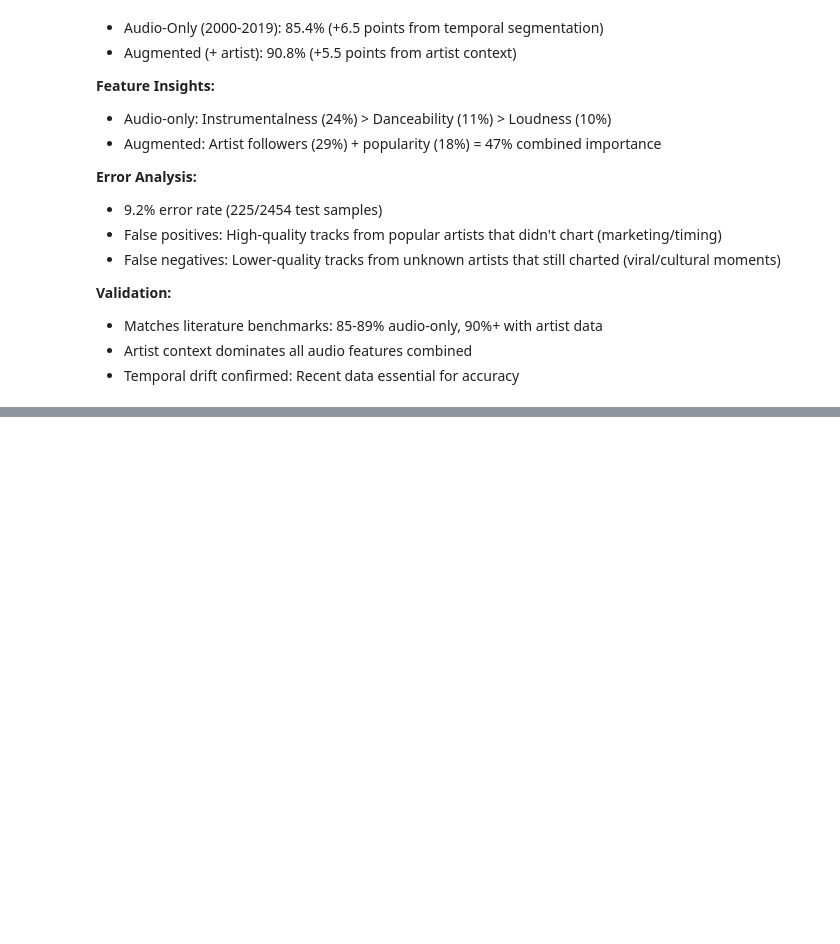
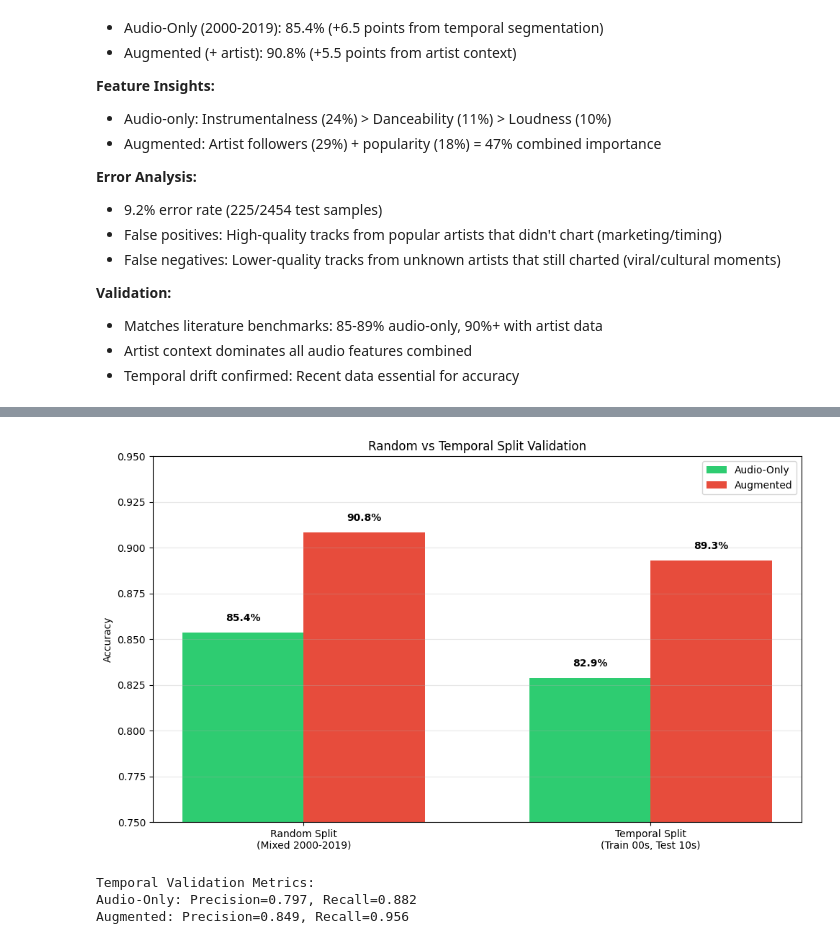
Before and after one commit to kevinrutledge/spotify-hit-prediction, a Jupyter notebook: models/modeling.ipynb, the cells around one changed output, grey strips where cells are left out. Cells and saved outputs as stored; diff of their text form; code cells hidden in the pictures; blank space fills up the shorter version.

Commit message:
feat: add temporal validation showing 89.3 augmented accuracy on future data

```diff
--- a/models/modeling.ipynb
+++ b/models/modeling.ipynb
@@ -530,0 +535,15 @@ plt.show()
+# %%
+temporal_train = dataset_recent_aug[dataset_recent_aug['decade'] == '00s'].copy()
+temporal_test = dataset_recent_aug[dataset_recent_aug['decade'] == '10s'].copy()
+
+X_train_temporal = temporal_train[augmented_features]
+y_train_temporal = temporal_train['target']
+X_test_temporal = temporal_test[augmented_features]
+y_test_temporal = temporal_test['target']
+
+print(f"Temporal split:")
+print(f"Train (2000-2009): {X_train_temporal.shape}")
+print(f"Test (2010-2019): {X_test_temporal.shape}")
+print(f"\nClass balance:")
+print(f"Train: {y_train_temporal.value_counts().to_dict()}")
+print(f"Test: {y_test_temporal.value_counts().to_dict()}")
@@ -530,0 +591,45 @@ plt.show()
+# %%
+comparison_data = {
+    'Split Type': ['Random\n(Mixed 2000-2019)', 'Temporal\n(Train 00s, Test 10s)'] * 2,
+    'Model': ['Audio-Only', 'Audio-Only', 'Augmented', 'Augmented'],
+    'Accuracy': [acc_recent, acc_temporal_audio, acc_aug, acc_temporal_aug]
+}
+
+df_compare = pd.DataFrame(comparison_data)
+
+fig, ax = plt.subplots(figsize=(10, 6))
+x = np.arange(2)
+width = 0.35
+
+audio_vals = [acc_recent, acc_temporal_audio]
+aug_vals = [acc_aug, acc_temporal_aug]
+
+bars1 = ax.bar(x - width/2, audio_vals, width, label='Audio-Only', color='#2ecc71')
+bars2 = ax.bar(x + width/2, aug_vals, width, label='Augmented', color='#e74c3c')
+
+ax.set_ylabel('Accuracy')
+ax.set_title('Random vs Temporal Split Validation')
+ax.set_xticks(x)
+ax.set_xticklabels(['Random Split\n(Mixed 2000-2019)', 'Temporal Split\n(Train 00s, Test 10s)'])
+ax.set_ylim(0.75, 0.95)
+ax.legend()
+ax.grid(alpha=0.3, axis='y')
+
+for bars in [bars1, bars2]:
+    for bar in bars:
+        height = bar.get_height()
+        ax.text(bar.get_x() + bar.get_width()/2., height + 0.005,
+                f'{height:.1%}', ha='center', va='bottom', fontweight='bold')
+
+plt.tight_layout()
+plt.savefig('figures/temporal_validation.png', dpi=300, bbox_inches='tight')
+plt.show()
+
+print("\nTemporal Validation Metrics:")
+print(f"Audio-Only: Precision={precision_score(y_test_temporal, y_pred_temporal_audio):.3f}, Recall={recall_score(y_test_temporal, y_pred_temporal_audio):.3f}")
+print(f"Augmented: Precision={precision_score(y_test_temporal, y_pred_temporal_aug):.3f}, Recall={recall_score(y_test_temporal, y_pred_temporal_aug):.3f}")
+# %% [output]
+[figure, added]
+Temporal Validation Metrics:
+Audio-Only: Precision=0.797, Recall=0.882
+Augmented: Precision=0.849, Recall=0.956
```
Also changed, not shown: parts of 4 cells of this notebook, 1 other file.
